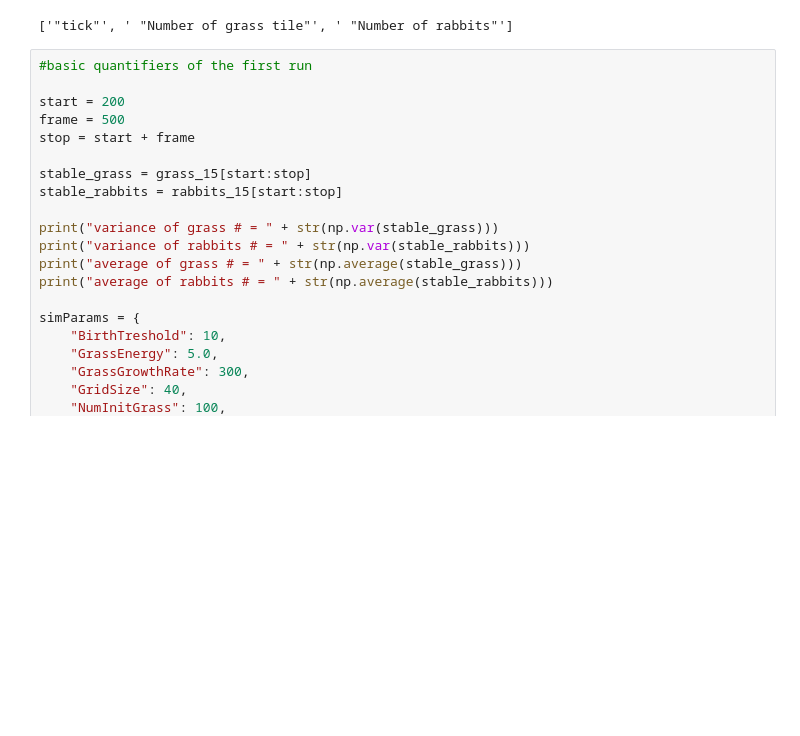
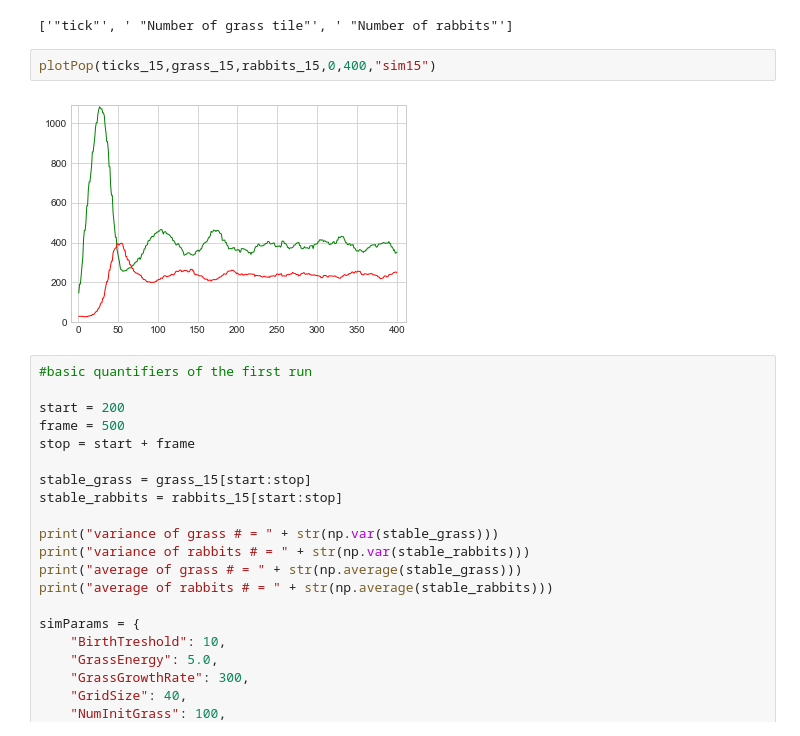
Before and after one commit to RenardDesNeiges/CS-430_1_Rabbits, a Jupyter notebook: report/plots/plot_notebook.ipynb, the cells around one changed output. Saved outputs shown, nothing was run; the diff lists cells and outputs as text; blank space fills up the shorter version.

```diff
--- a/report/plots/plot_notebook.ipynb
+++ b/report/plots/plot_notebook.ipynb
@@ -792,6 +792,10 @@ average of rabbits # = 237.888
 (ticks_15,grass_15,rabbits_15) = parseCSV('simRun_15.txt')
 # %% [output]
 ['"tick"', ' "Number of grass tile"', ' "Number of rabbits"']
+# %%
+plotPop(ticks_15,grass_15,rabbits_15,0,400,"sim15")
+# %% [output]
+[figure, added]
 # %%
 #basic quantifiers of the first run
 
```
Also changed, not shown: 1 other file.
